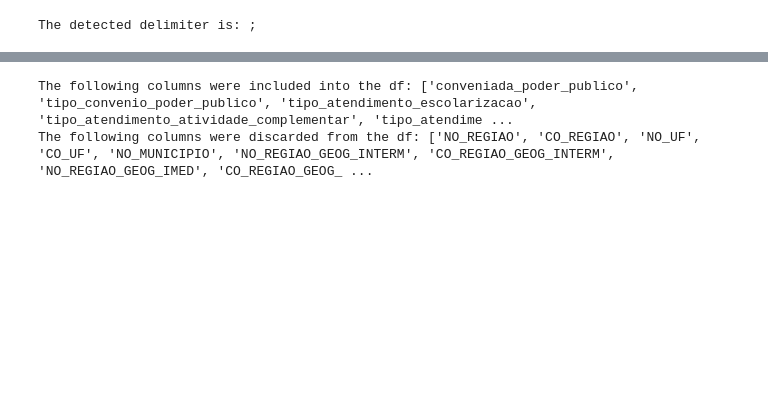
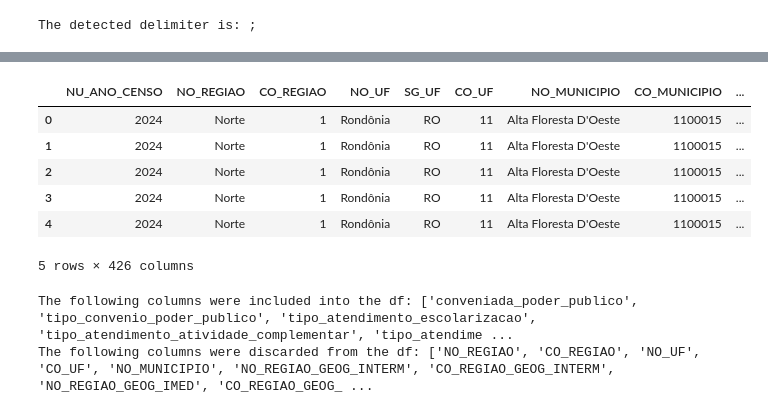
Before and after one commit to basedosdados/queries-basedosdados, a Jupyter notebook: models/br_inep_censo_escolar/code/br_inep_censo_escolar_2024.ipynb, the cells around one changed output, grey strips where cells are left out. Saved outputs shown, nothing was run; the diff lists cells and outputs as text; code cells hidden in the pictures; blank space fills up the shorter version.

```diff
--- a/models/br_inep_censo_escolar/code/br_inep_censo_escolar_2024.ipynb
+++ b/models/br_inep_censo_escolar/code/br_inep_censo_escolar_2024.ipynb
@@ -80,3 +66,13 @@ censo
+# %%
+censo.head()
+# %% [output]
+|  | NU_ANO_CENSO | NO_REGIAO | CO_REGIAO | NO_UF | SG_UF | CO_UF | NO_MUNICIPIO | CO_MUNICIPIO | ... |
+| 0 | 2024 | Norte | 1 | Rondônia | RO | 11 | Alta Floresta D'Oeste | 1100015 | ... |
+| 1 | 2024 | Norte | 1 | Rondônia | RO | 11 | Alta Floresta D'Oeste | 1100015 | ... |
+| 2 | 2024 | Norte | 1 | Rondônia | RO | 11 | Alta Floresta D'Oeste | 1100015 | ... |
+| 3 | 2024 | Norte | 1 | Rondônia | RO | 11 | Alta Floresta D'Oeste | 1100015 | ... |
+| 4 | 2024 | Norte | 1 | Rondônia | RO | 11 | Alta Floresta D'Oeste | 1100015 | ... |
+5 rows × 426 columns
 # %%
 def apply_architecture_to_dataframe(
     df: pd.DataFrame,
```
Also changed, not shown: parts of 16 cells of this notebook, 2 other files.
